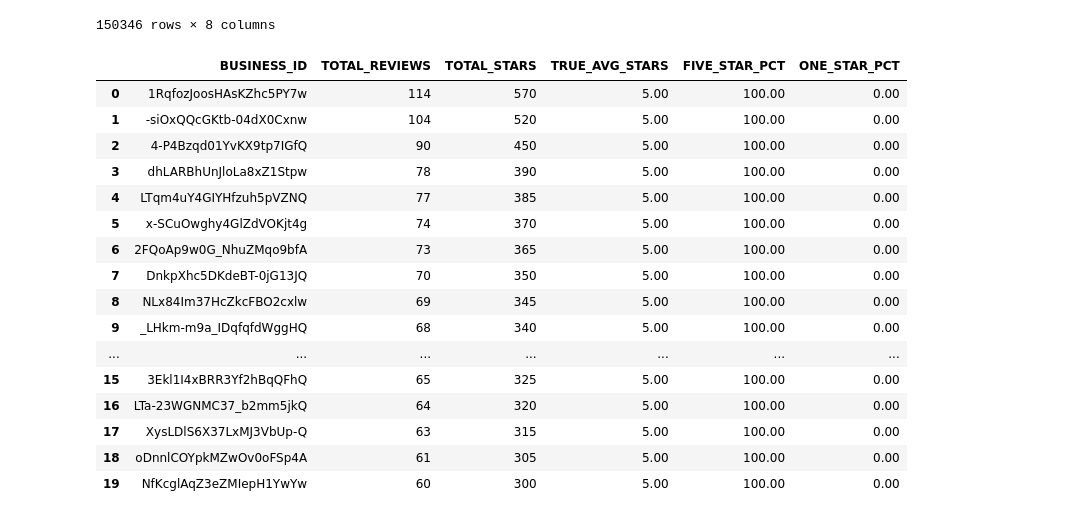
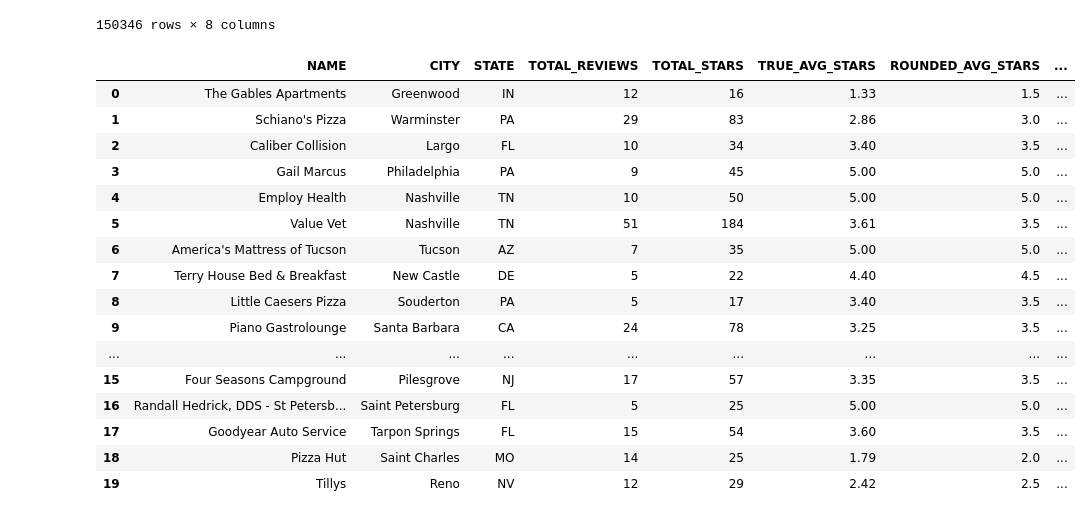
Before and after one commit to KeeganDavis/data-projects, a Jupyter notebook: yelp-reviews/notebooks/sql_queries.ipynb, the cells around one changed output. Drawn from its saved outputs; the diff is of its cells as text; code cells hidden in the pictures.

```diff
--- a/yelp-reviews/notebooks/sql_queries.ipynb
+++ b/yelp-reviews/notebooks/sql_queries.ipynb
@@ -368,45 +368,49 @@ display(df)
 # %%
 # True star average for each business and percentage of five star and one star reviews to total reviews
 df = cur.execute('''
-                 WITH cte AS (
+                WITH cte AS (
                     SELECT
                         business_id,
                         SUM(CASE WHEN stars=1 THEN 1 ELSE 0 END) AS one_star_reviews,
                         SUM(CASE WHEN stars=2 THEN 1 ELSE 0 END) AS two_star_reviews,
                         SUM(CASE WHEN stars=3 THEN 1 ELSE 0 END) AS three_star_reviews,
                         SUM(CASE WHEN stars=4 THEN 1 ELSE 0 END) AS four_star_reviews,
                         SUM(CASE WHEN stars=5 THEN 1 ELSE 0 END) AS five_star_reviews,
                         COUNT(*) AS total_reviews,
-                        SUM(stars) AS total_stars
+                        SUM(stars) AS total_stars,
+                        ROUND(AVG(stars), 2) AS true_avg_stars
                     FROM yelp_reviews
                     GROUP BY 1
                  )
 
-                 SELECT business_id, total_reviews, total_stars,
-                    ROUND(total_stars / total_reviews, 2) AS true_avg_stars,
+                SELECT
+                    yb.name, yb.city, yb.state, total_reviews, total_stars,
+                    true_avg_stars,
+                    yb.stars AS rounded_avg_stars,
                     ROUND(five_star_reviews / total_reviews * 100, 2) AS five_star_pct,
                     ROUND(one_star_reviews / total_reviews * 100, 2) AS one_star_pct,
-                 FROM cte
-                 ORDER BY 5 DESC, 2 DESC
-                 LIMIT 20;
-                 ''').fetch_pandas_all()
+                FROM cte
+                JOIN yelp_businesses yb
+                    ON cte.business_id = yb.business_id
+                LIMIT 20;
+                ''').fetch_pandas_all()
 
 display(df)
 # %% [output]
-|  | BUSINESS_ID | TOTAL_REVIEWS | TOTAL_STARS | TRUE_AVG_STARS | FIVE_STAR_PCT | ONE_STAR_PCT |
-| 0 | 1RqfozJoosHAsKZhc5PY7w | 114 | 570 | 5.00 | 100.00 | 0.00 |
-| 1 | -siOxQQcGKtb-04dX0Cxnw | 104 | 520 | 5.00 | 100.00 | 0.00 |
-| 2 | 4-P4Bzqd01YvKX9tp7IGfQ | 90 | 450 | 5.00 | 100.00 | 0.00 |
-| 3 | dhLARBhUnJloLa8xZ1Stpw | 78 | 390 | 5.00 | 100.00 | 0.00 |
-| 4 | LTqm4uY4GIYHfzuh5pVZNQ | 77 | 385 | 5.00 | 100.00 | 0.00 |
-| 5 | x-SCuOwghy4GlZdVOKjt4g | 74 | 370 | 5.00 | 100.00 | 0.00 |
-| 6 | 2FQoAp9w0G_NhuZMqo9bfA | 73 | 365 | 5.00 | 100.00 | 0.00 |
-| 7 | DnkpXhc5DKdeBT-0jG13JQ | 70 | 350 | 5.00 | 100.00 | 0.00 |
-| 8 | NLx84Im37HcZkcFBO2cxlw | 69 | 345 | 5.00 | 100.00 | 0.00 |
-| 9 | _LHkm-m9a_IDqfqfdWggHQ | 68 | 340 | 5.00 | 100.00 | 0.00 |
-| ... | ... | ... | ... | ... | ... | ... |
-| 15 | 3Ekl1I4xBRR3Yf2hBqQFhQ | 65 | 325 | 5.00 | 100.00 | 0.00 |
-| 16 | LTa-23WGNMC37_b2mm5jkQ | 64 | 320 | 5.00 | 100.00 | 0.00 |
-| 17 | XysLDlS6X37LxMJ3VbUp-Q | 63 | 315 | 5.00 | 100.00 | 0.00 |
-| 18 | oDnnlCOYpkMZwOv0oFSp4A | 61 | 305 | 5.00 | 100.00 | 0.00 |
-| 19 | NfKcglAqZ3eZMIepH1YwYw | 60 | 300 | 5.00 | 100.00 | 0.00 |
+|  | NAME | CITY | STATE | TOTAL_REVIEWS | TOTAL_STARS | TRUE_AVG_STARS | ROUNDED_AVG_STARS | ... |
+| 0 | The Gables Apartments | Greenwood | IN | 12 | 16 | 1.33 | 1.5 | ... |
+| 1 | Schiano's Pizza | Warminster | PA | 29 | 83 | 2.86 | 3.0 | ... |
+| 2 | Caliber Collision | Largo | FL | 10 | 34 | 3.40 | 3.5 | ... |
+| 3 | Gail Marcus | Philadelphia | PA | 9 | 45 | 5.00 | 5.0 | ... |
+| 4 | Employ Health | Nashville | TN | 10 | 50 | 5.00 | 5.0 | ... |
+| 5 | Value Vet | Nashville | TN | 51 | 184 | 3.61 | 3.5 | ... |
+| 6 | America's Mattress of Tucson | Tucson | AZ | 7 | 35 | 5.00 | 5.0 | ... |
+| 7 | Terry House Bed & Breakfast | New Castle | DE | 5 | 22 | 4.40 | 4.5 | ... |
+| 8 | Little Caesers Pizza | Souderton | PA | 5 | 17 | 3.40 | 3.5 | ... |
+| 9 | Piano Gastrolounge | Santa Barbara | CA | 24 | 78 | 3.25 | 3.5 | ... |
+| ... | ... | ... | ... | ... | ... | ... | ... | ... |
+| 15 | Four Seasons Campground | Pilesgrove | NJ | 17 | 57 | 3.35 | 3.5 | ... |
+| 16 | Randall Hedrick, DDS - St Petersb... | Saint Petersburg | FL | 5 | 25 | 5.00 | 5.0 | ... |
+| 17 | Goodyear Auto Service | Tarpon Springs | FL | 15 | 54 | 3.60 | 3.5 | ... |
+| 18 | Pizza Hut | Saint Charles | MO | 14 | 25 | 1.79 | 2.0 | ... |
+| 19 | Tillys | Reno | NV | 12 | 29 | 2.42 | 2.5 | ... |
```
Also changed, not shown: parts of 8 cells of this notebook.
